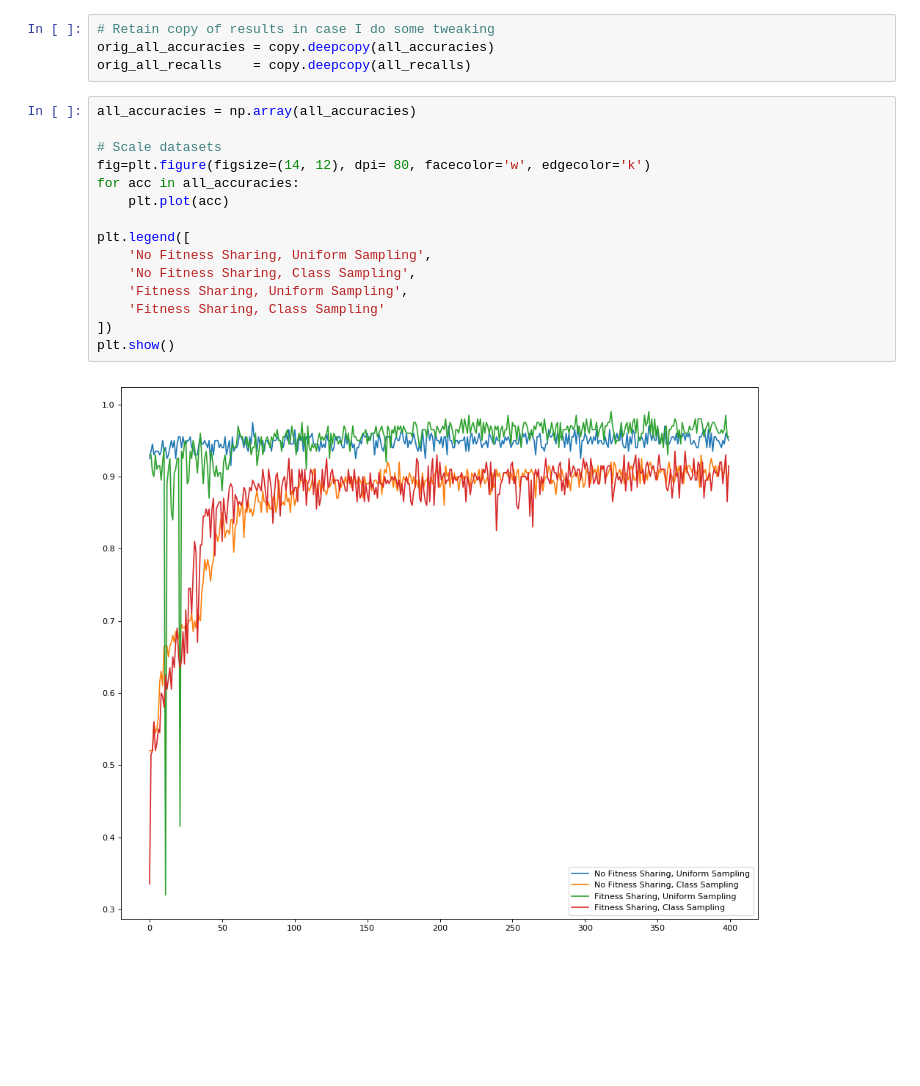
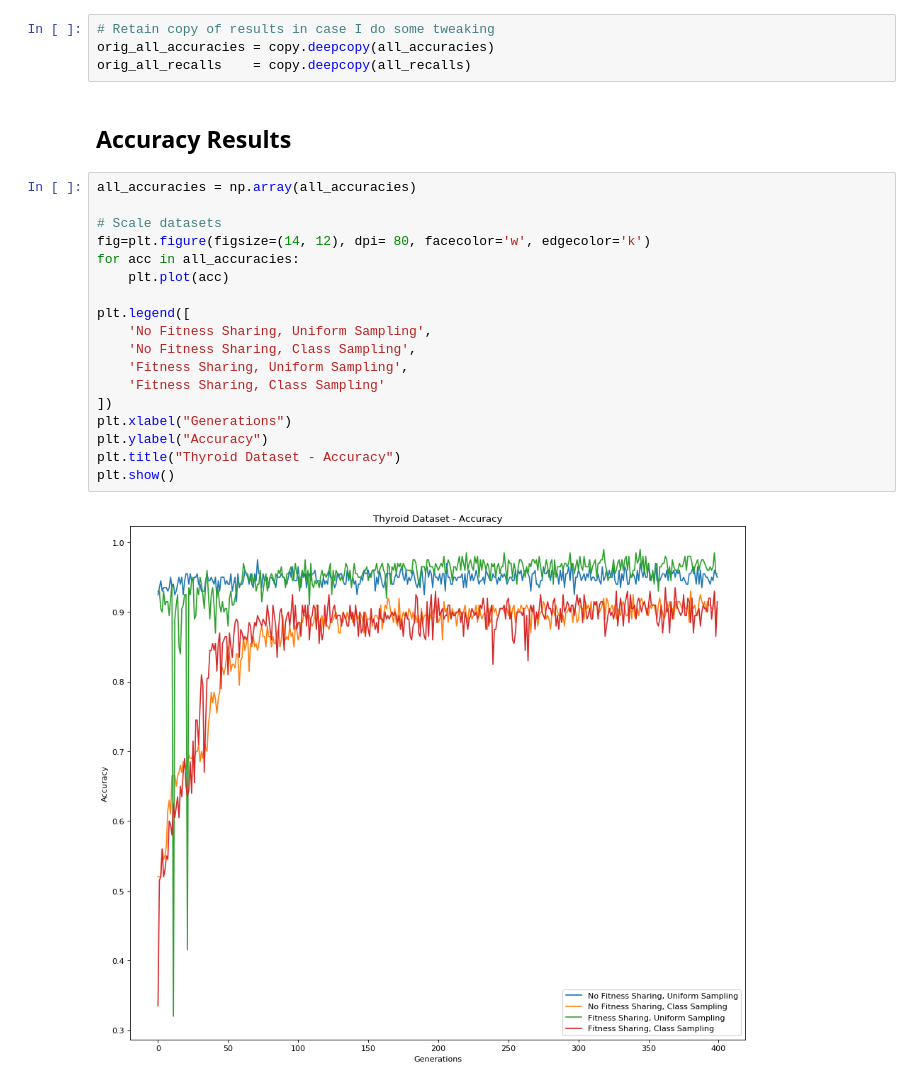
Before and after one commit to MattAlanWright/PyGP, a Jupyter notebook: Hypothyroid Fitness Sharing Experiment.ipynb, the cells around one changed output. Drawn from its saved outputs; the diff is of its cells as text; blank space fills up the shorter version.

```diff
--- a/Hypothyroid Fitness Sharing Experiment.ipynb
+++ b/Hypothyroid Fitness Sharing Experiment.ipynb
@@ -374,20 +415,25 @@ print(np.median(test_det_rates))
 # Retain copy of results in case I do some tweaking
 orig_all_accuracies = copy.deepcopy(all_accuracies)
 orig_all_recalls    = copy.deepcopy(all_recalls)
+# %% [markdown]
+## Accuracy Results
 # %%
 all_accuracies = np.array(all_accuracies)
 
 # Scale datasets
 fig=plt.figure(figsize=(14, 12), dpi= 80, facecolor='w', edgecolor='k')
 for acc in all_accuracies:
     plt.plot(acc)
 
 plt.legend([
     'No Fitness Sharing, Uniform Sampling',
     'No Fitness Sharing, Class Sampling',
     'Fitness Sharing, Uniform Sampling',
     'Fitness Sharing, Class Sampling'
 ])
+plt.xlabel("Generations")
+plt.ylabel("Accuracy")
+plt.title("Thyroid Dataset - Accuracy")
 plt.show()
 # %% [output]
-[figure, old version]
+[figure, new version]
```
Also changed, not shown: parts of 18 cells of this notebook, 6 other files.
